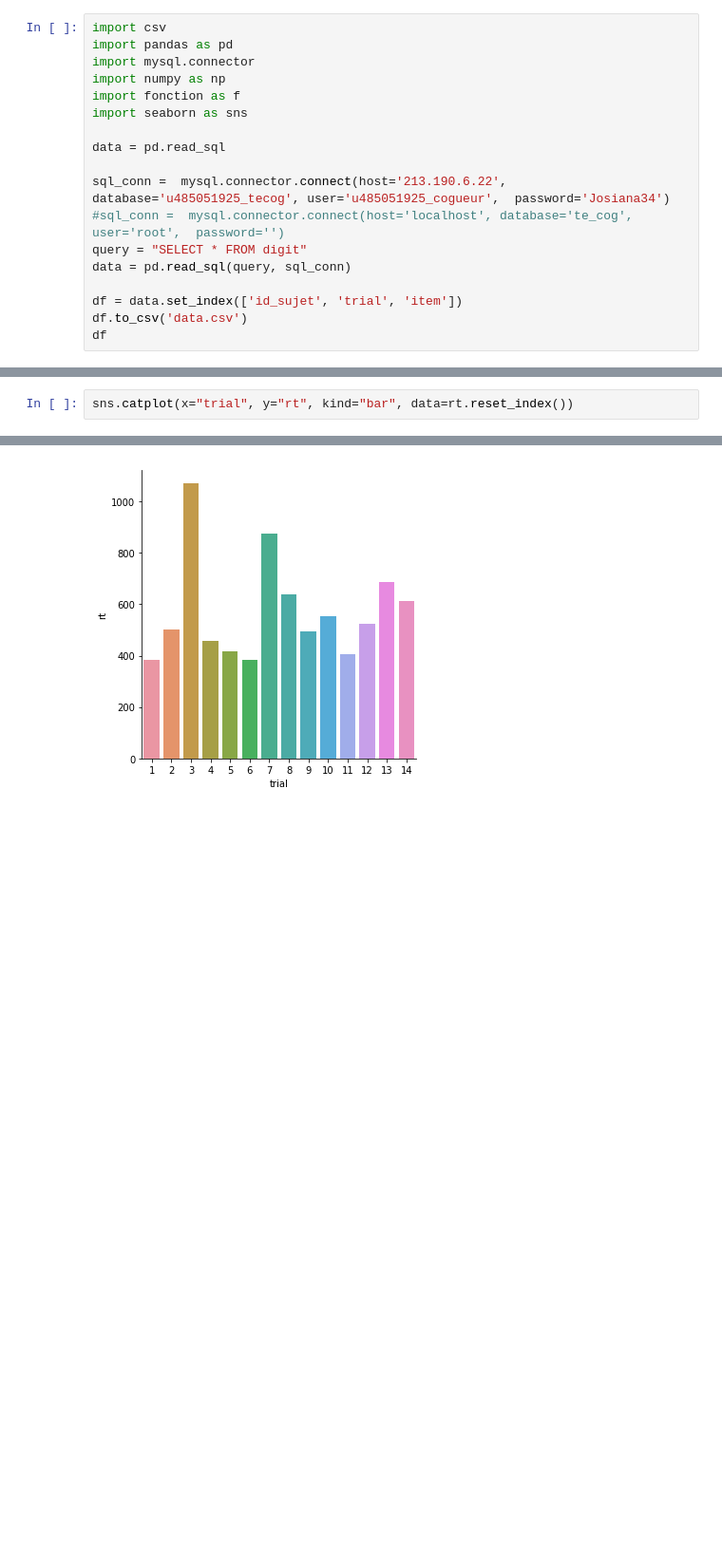
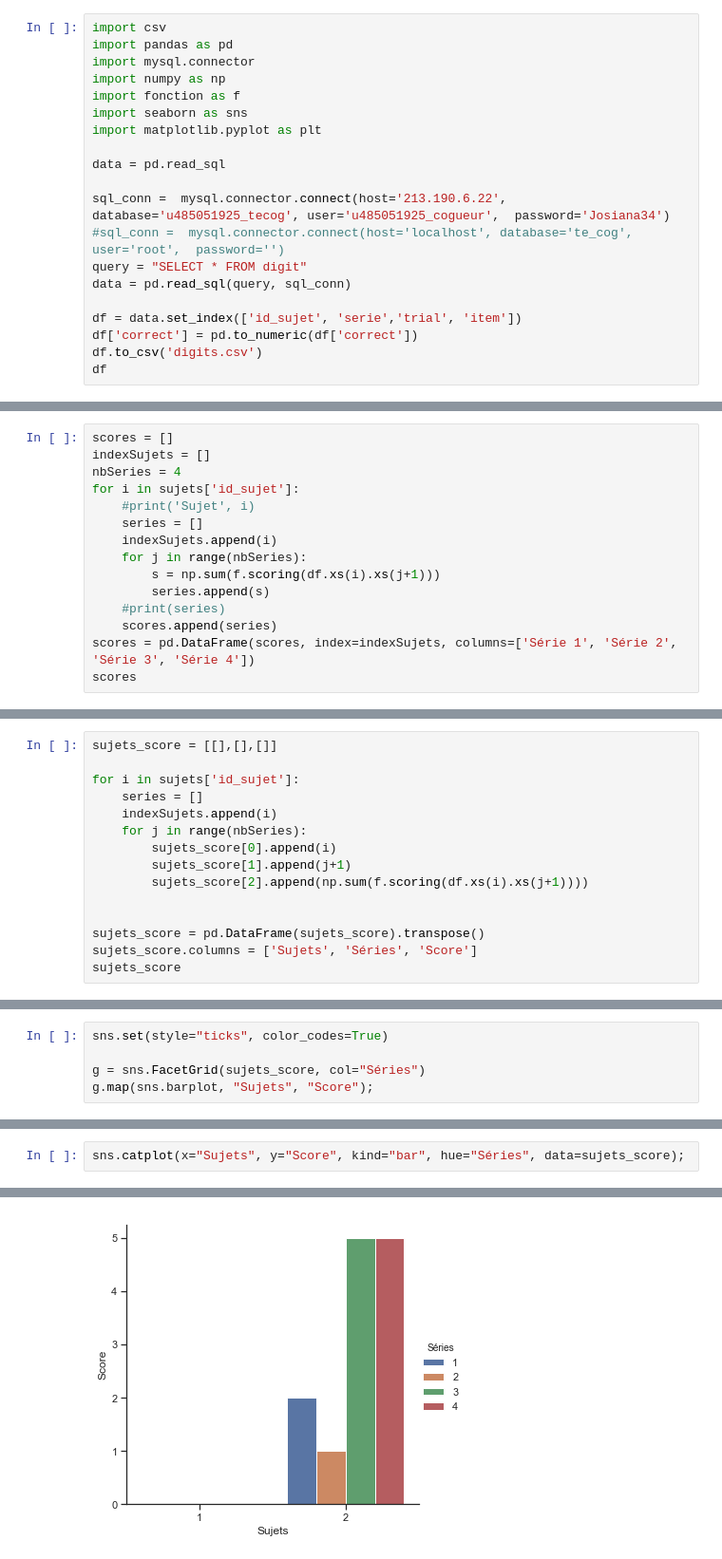
Before and after one commit to NeonSodium/TE_Cognitive_web, a Jupyter notebook: data/data.ipynb, the cells around one changed output, grey strips where cells are left out. Shown: that part at 95% size. Saved outputs shown, nothing was run; the diff lists cells and outputs as text; blank space fills up the shorter version.

```diff
--- a/data/data.ipynb
+++ b/data/data.ipynb
@@ -5,6 +5,7 @@ import mysql.connector
 import numpy as np
 import fonction as f
 import seaborn as sns
+import matplotlib.pyplot as plt
 
 data = pd.read_sql
 
@@ -13,7 +14,8 @@ sql_conn =  mysql.connector.connect(host='213.190.6.22', database='u485051925_te
 query = "SELECT * FROM digit"
 data = pd.read_sql(query, sql_conn)
 
-df = data.set_index(['id_sujet', 'trial', 'item'])
-df.to_csv('data.csv')
+df = data.set_index(['id_sujet', 'serie','trial', 'item'])
+df['correct'] = pd.to_numeric(df['correct'])
+df.to_csv('digits.csv')
 df
 # %% [output]
@@ -89,0 +48,15 @@ rt
+# %%
+scores = []
+indexSujets = []
+nbSeries = 4
+for i in sujets['id_sujet']:
+    #print('Sujet', i)
+    series = []
+    indexSujets.append(i)
+    for j in range(nbSeries):
+        s = np.sum(f.scoring(df.xs(i).xs(j+1)))
+        series.append(s)
+    #print(series)
+    scores.append(series)
+scores = pd.DataFrame(scores, index=indexSujets, columns=['Série 1', 'Série 2', 'Série 3', 'Série 4'])
+scores
@@ -89,0 +75,15 @@ rt
+# %%
+sujets_score = [[],[],[]]
+
+for i in sujets['id_sujet']:
+    series = []
+    indexSujets.append(i)
+    for j in range(nbSeries):
+        sujets_score[0].append(i)
+        sujets_score[1].append(j+1)
+        sujets_score[2].append(np.sum(f.scoring(df.xs(i).xs(j+1))))
+
+
+sujets_score = pd.DataFrame(sujets_score).transpose()
+sujets_score.columns = ['Sujets', 'Séries', 'Score']
+sujets_score
@@ -89,0 +100,5 @@ rt
+# %%
+sns.set(style="ticks", color_codes=True)
+
+g = sns.FacetGrid(sujets_score, col="Séries")
+g.map(sns.barplot, "Sujets", "Score");
@@ -90,3 +120,3 @@ rt
 # %%
-sns.catplot(x="trial", y="rt", kind="bar", data=rt.reset_index())
+sns.catplot(x="Sujets", y="Score", kind="bar", hue="Séries", data=sujets_score);
 # %% [output]
@@ -94 +123 @@ sns.catplot(x="trial", y="rt", kind="bar", data=rt.reset_index())
-[figure, old version]
+[figure, new version]
```
Also changed, not shown: parts of 13 cells of this notebook, 2 other files.
